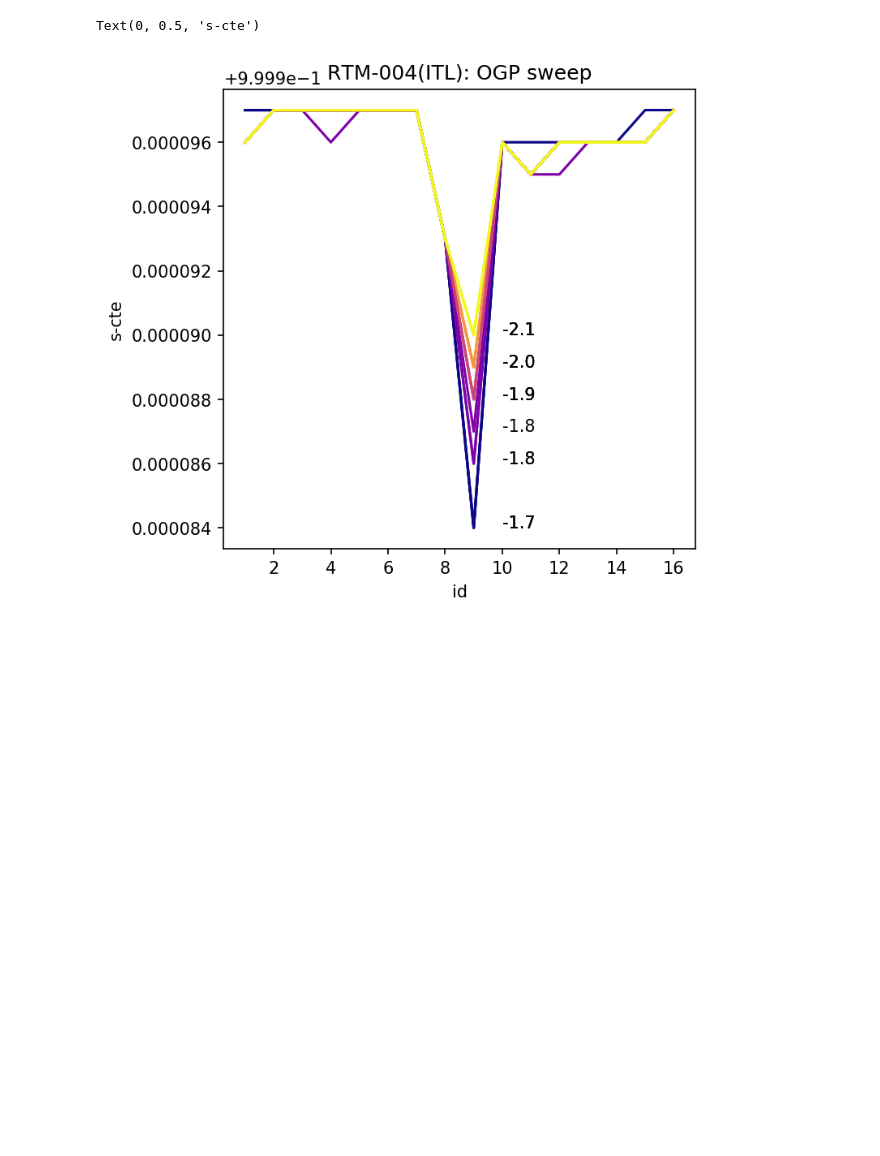
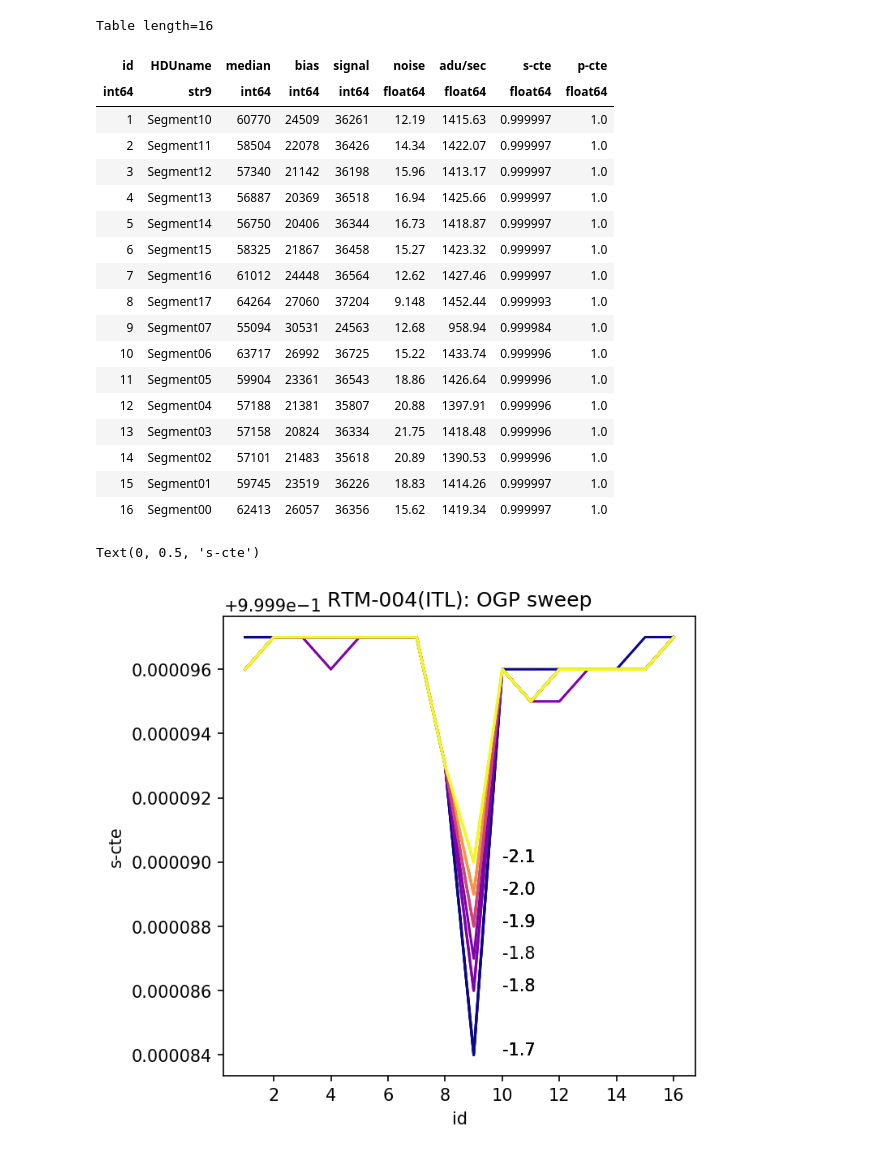
Before and after one commit to youtsumi/Summer2020, a Jupyter notebook: loopimstat.ipynb, the cells around one changed output. Cells and saved outputs as stored; diff of their text form; code cells hidden in the pictures; blank space fills up the shorter version.

```diff
--- a/loopimstat.ipynb
+++ b/loopimstat.ipynb
@@ -29,3 +27,25 @@ results[]
+# %%
+results[files[0]]["stat"]
+# %% [output]
+Table length=16
+| id | HDUname | median | bias | signal | noise | adu/sec | s-cte | p-cte |
+| int64 | str9 | int64 | int64 | int64 | float64 | float64 | float64 | float64 |
+| 1 | Segment10 | 60770 | 24509 | 36261 | 12.19 | 1415.63 | 0.999997 | 1.0 |
+| 2 | Segment11 | 58504 | 22078 | 36426 | 14.34 | 1422.07 | 0.999997 | 1.0 |
+| 3 | Segment12 | 57340 | 21142 | 36198 | 15.96 | 1413.17 | 0.999997 | 1.0 |
+| 4 | Segment13 | 56887 | 20369 | 36518 | 16.94 | 1425.66 | 0.999997 | 1.0 |
+| 5 | Segment14 | 56750 | 20406 | 36344 | 16.73 | 1418.87 | 0.999997 | 1.0 |
+| 6 | Segment15 | 58325 | 21867 | 36458 | 15.27 | 1423.32 | 0.999997 | 1.0 |
+| 7 | Segment16 | 61012 | 24448 | 36564 | 12.62 | 1427.46 | 0.999997 | 1.0 |
+| 8 | Segment17 | 64264 | 27060 | 37204 | 9.148 | 1452.44 | 0.999993 | 1.0 |
+| 9 | Segment07 | 55094 | 30531 | 24563 | 12.68 | 958.94 | 0.999984 | 1.0 |
+| 10 | Segment06 | 63717 | 26992 | 36725 | 15.22 | 1433.74 | 0.999996 | 1.0 |
+| 11 | Segment05 | 59904 | 23361 | 36543 | 18.86 | 1426.64 | 0.999996 | 1.0 |
+| 12 | Segment04 | 57188 | 21381 | 35807 | 20.88 | 1397.91 | 0.999996 | 1.0 |
+| 13 | Segment03 | 57158 | 20824 | 36334 | 21.75 | 1418.48 | 0.999996 | 1.0 |
+| 14 | Segment02 | 57101 | 21483 | 35618 | 20.89 | 1390.53 | 0.999996 | 1.0 |
+| 15 | Segment01 | 59745 | 23519 | 36226 | 18.83 | 1414.26 | 0.999997 | 1.0 |
+| 16 | Segment00 | 62413 | 26057 | 36356 | 15.62 | 1419.34 | 0.999997 | 1.0 |
 # %%
 pylab.subplots(1,1,figsize=(5,5),dpi=150)
 for afile in results:
```
Also changed, not shown: parts of 5 cells of this notebook.
